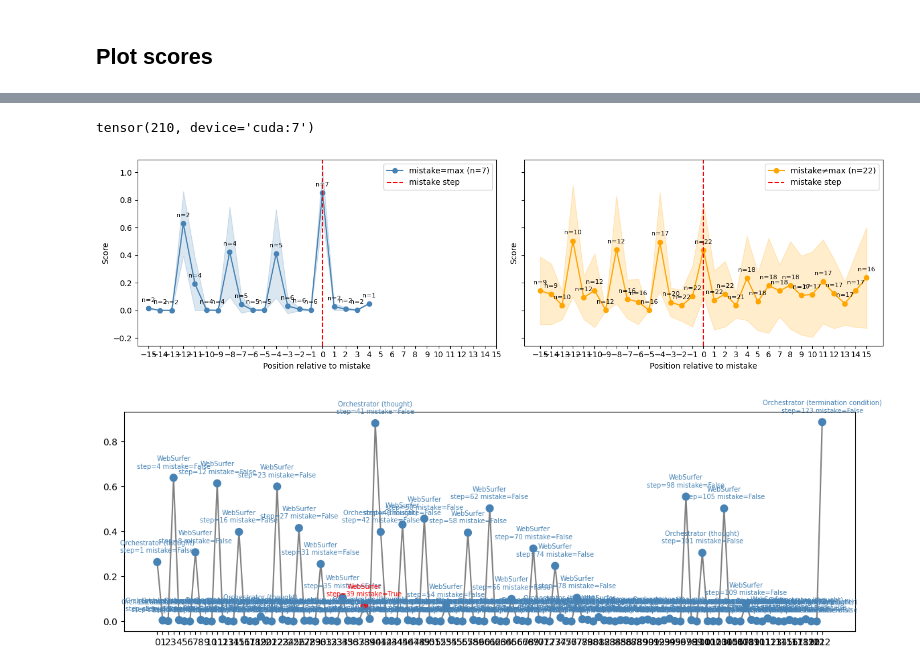
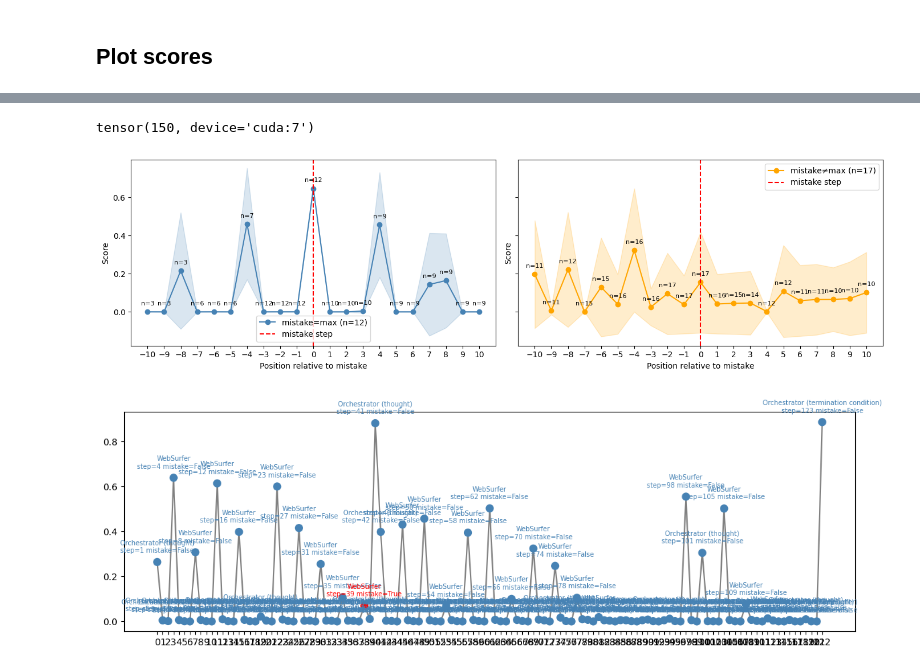
Before and after one commit to dourofficer/soap, a Jupyter notebook: z_dev6.ipynb, the cells around one changed output, grey strips where cells are left out. Cells and saved outputs as stored; diff of their text form; code cells hidden in the pictures.

```diff
--- a/z_dev6.ipynb
+++ b/z_dev6.ipynb
@@ -5,7 +5,7 @@ from pathlib import Path
 import pandas as pd
 
 MODEL = ["llama-3.1-8b", "qwen3-8b"][0]
-SUBSET = ["algorithm-generated", "hand-crafted"][1]
+SUBSET = ["algorithm-generated", "hand-crafted"][0]
 REP_TYPE = "hidden"
 
 base = Path(f"/data/hoang/attrib/results_svd/{REP_TYPE}/")
@@ -95,9 +120,9 @@ from attribscope.classifier.classifier import (
 REPS_ROOT    = Path("/data/hoang/attrib/outputs")
 DATA_ROOT    = Path("data/ww")
 WEIGHT_NAMES = "all"
-DEVICE       = torch.device("cuda:5")
+DEVICE       = torch.device("cuda:7")
 # %%
-best_config = pseudo_report.iloc[4].to_dict()
+best_config = pseudo_report.iloc[0].to_dict()
 threshold   = best_config["threshold"]
 position    = best_config["weight"]
 pooling     = best_config["pooling"]
@@ -381,7 +406,7 @@ test_step_acc, test_agent_acc = list(test_metrics.values())
 # %%
 sum(test_scores > 0.5)
 # %% [output]
-tensor(210, device='cuda:7')
+tensor(150, device='cuda:7')
 # %%
 from itertools import groupby
 import matplotlib.pyplot as plt
@@ -495,24 +520,24 @@ def plot_group(ax, scores, grouped_idxs, traj_idxs, window, color, label):
 # %%
 group1, group2 = classify_trajs(test_scores, grouped_idxs, traj_idxs)
 fig, axes = plt.subplots(1, 2, figsize=(14, 4), sharey=True)
-window_size = 15
+window_size = 10
 
 for ax, traj_group, color, label in [
     (axes[0], group1, 'steelblue', f'mistake=max (n={len(group1)})'),
     (axes[1], group2, 'orange',    f'mistake≠max (n={len(group2)})')
 ]:
 
     plot_group(ax, test_scores, grouped_idxs, traj_group, window=window_size, color=color, label=label)
     ax.axvline(0, color='red', linestyle='--', label='mistake step')
     ax.set_xlabel('Position relative to mistake')
     ax.set_ylabel('Score')
     ax.set_xticks(list(range(-window_size, window_size+1)))
     ax.legend()
 
 plt.tight_layout()
 plt.show()
 # %% [output]
-[figure, old version]
+[figure, new version]
 # %%
 traj_idx = group2[16]
 scores_by_traj = get_traj_scores(
```
Also changed, not shown: parts of 11 cells of this notebook, 3 other files.
